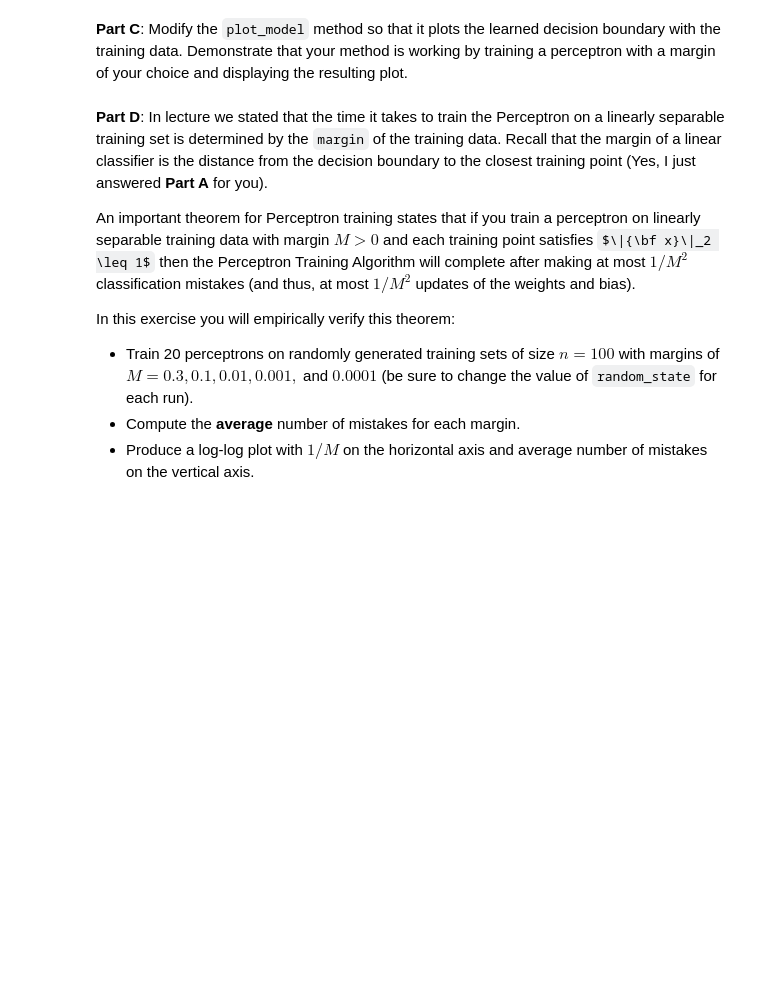
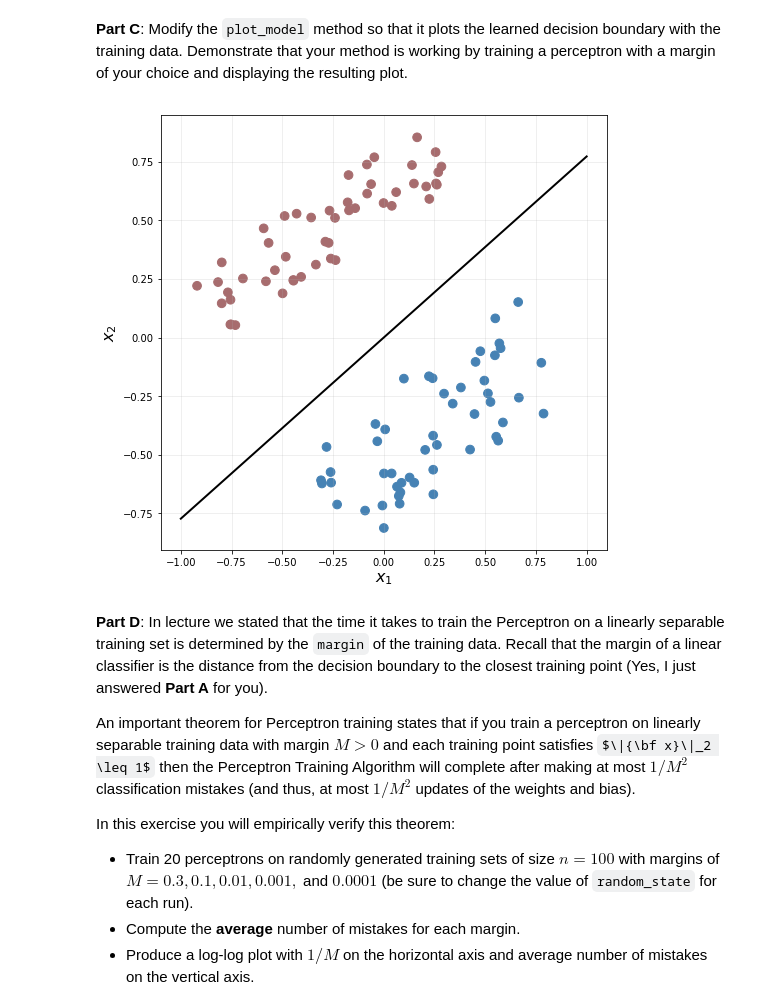
Before and after one commit to lula4266/CSCI-4622-Machine-Learning, a Jupyter notebook: hmwk/hmwk02/hmwk02.ipynb, the cells around one changed output. Drawn from its saved outputs; the diff is of its cells as text; code cells hidden in the pictures; some formulas as TeX source; blank space fills up the shorter version.

```diff
--- a/hmwk/hmwk02/hmwk02.ipynb
+++ b/hmwk/hmwk02/hmwk02.ipynb
@@ -419,5 +449,11 @@ When you think you're done, execute the cell below to run a unit test based on t
 # %% [markdown]
 **Part C**: Modify the `plot_model` method so that it plots the learned decision boundary with the training data.  Demonstrate that your method is working by training a perceptron with a margin of your choice and displaying the resulting plot.
+# %%
+perc = Perceptron(n=100, margin=0.3, random_state=1241)
+perc.train()
+perc.plot_model()
+# %% [output]
+[figure, added]
 # %% [markdown]
 **Part D**: In lecture we stated that the time it takes to train the Perceptron on a linearly separable training set is determined by the `margin` of the training data. Recall that the margin of a linear classifier is the distance from the decision boundary to the closest training point (Yes, I just answered **Part A** for you).
 
```
Also changed, not shown: parts of 10 cells of this notebook.
